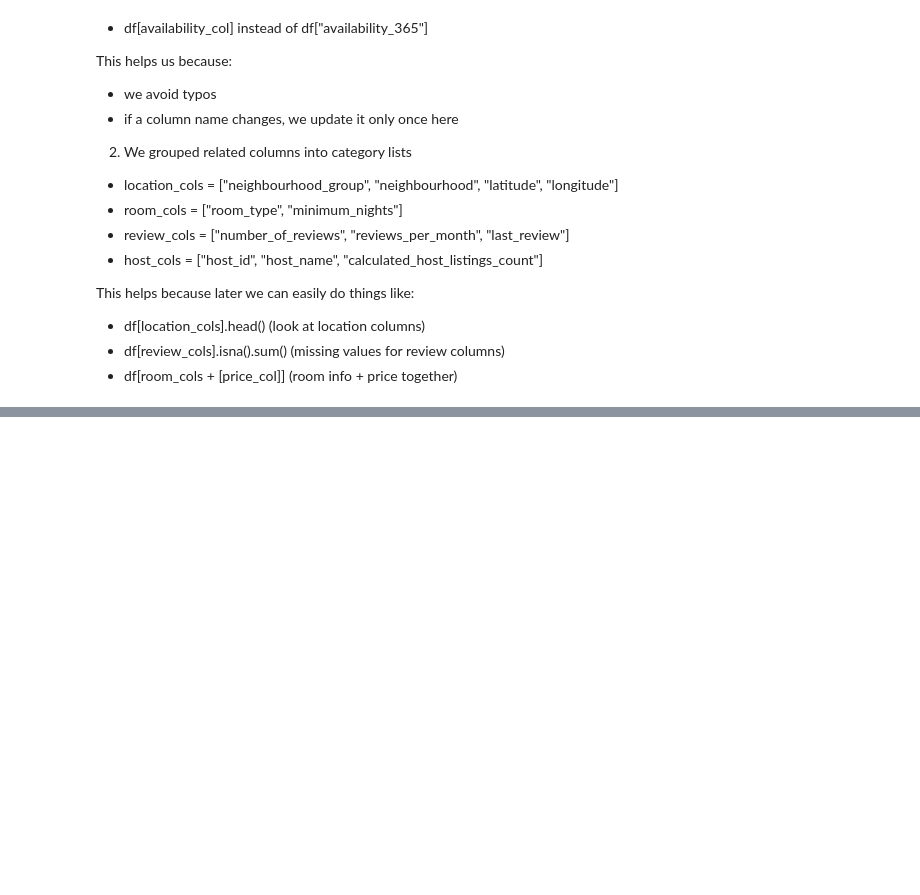
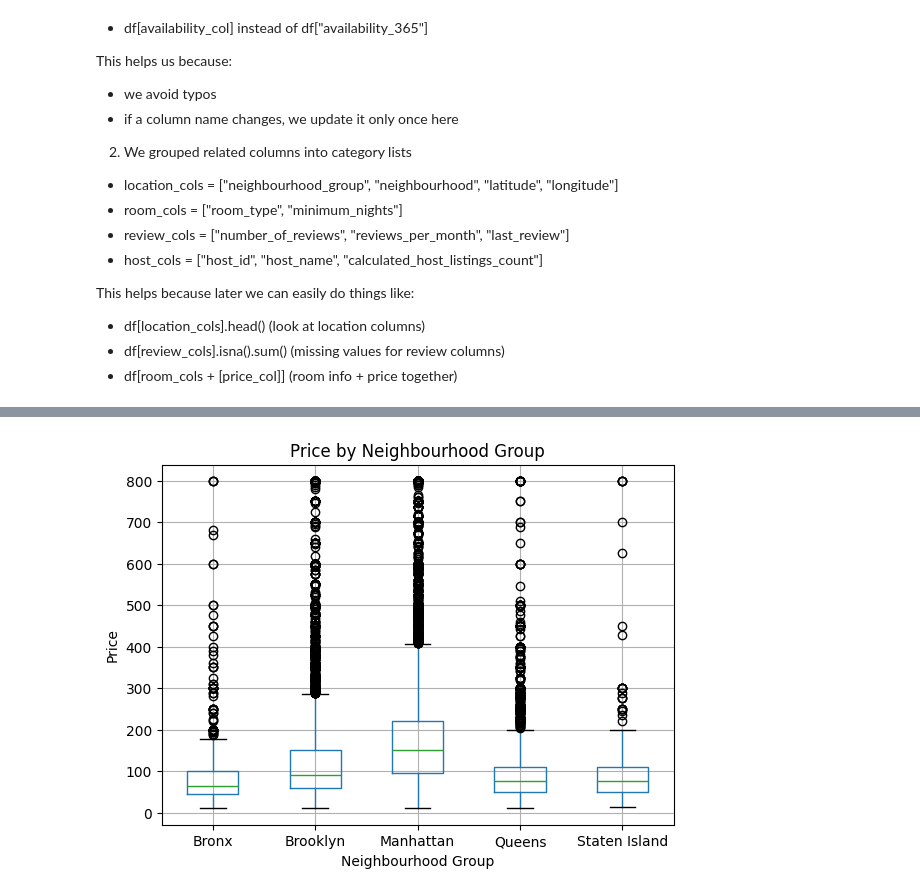
Before and after one commit to mohit716/airbnb-nyc-pandas, a Jupyter notebook: airbnb-nyc-pandas.ipynb, the cells around one changed output, grey strips where cells are left out. Saved outputs shown, nothing was run; the diff lists cells and outputs as text; code cells hidden in the pictures; blank space fills up the shorter version.

```diff
--- a/airbnb-nyc-pandas.ipynb
+++ b/airbnb-nyc-pandas.ipynb
@@ -1225,0 +1792,10 @@ This helps because later we can easily do things like:
+# %%
+# B) Plot: price by neighbourhood_group
+df_clean.boxplot(column="price", by="neighbourhood_group")
+plt.title("Price by Neighbourhood Group")
+plt.suptitle("")
+plt.xlabel("Neighbourhood Group")
+plt.ylabel("Price")
+plt.show()
+# %% [output]
+[figure, added]
```
Also changed, not shown: parts of 40 cells of this notebook, 3 other files.
